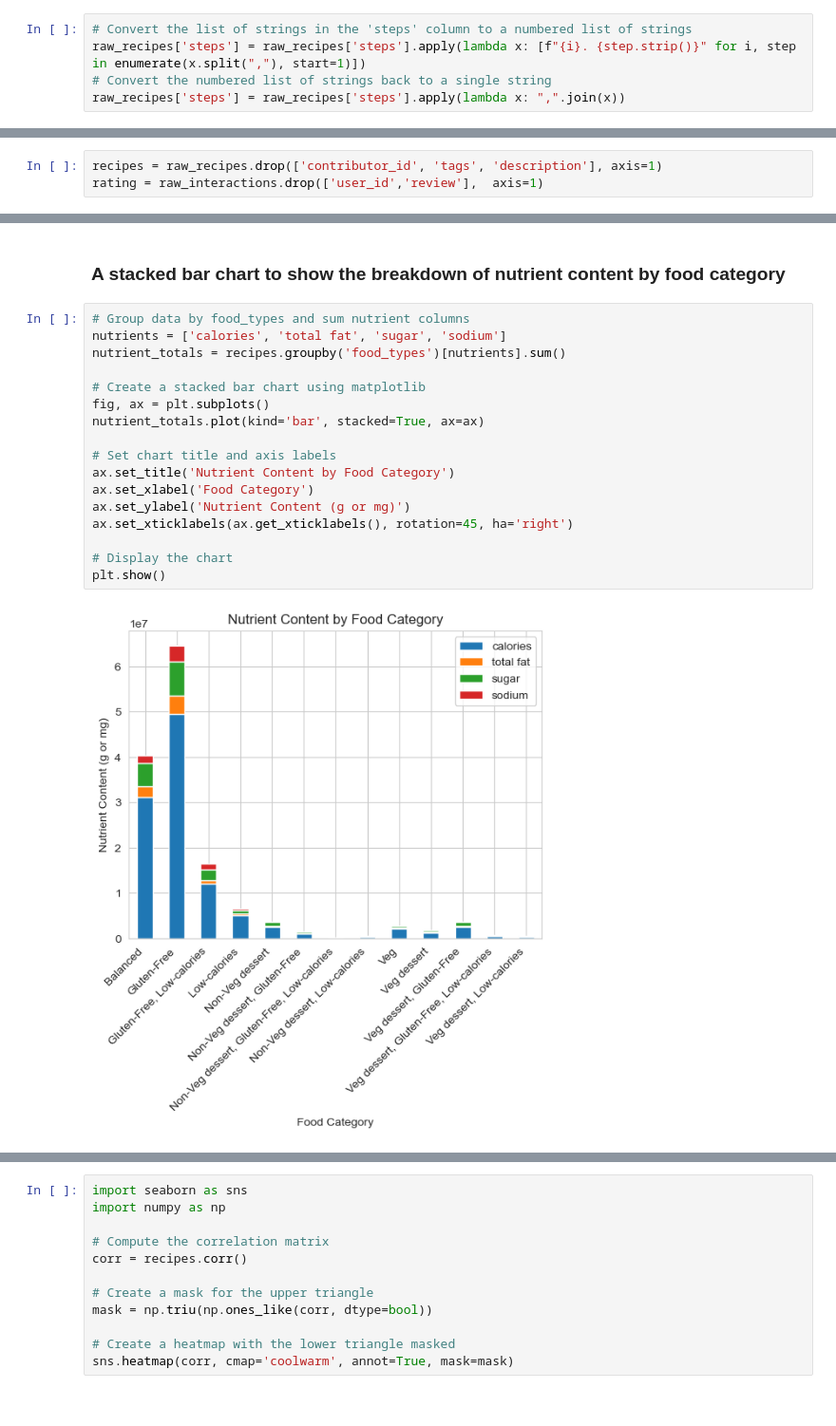
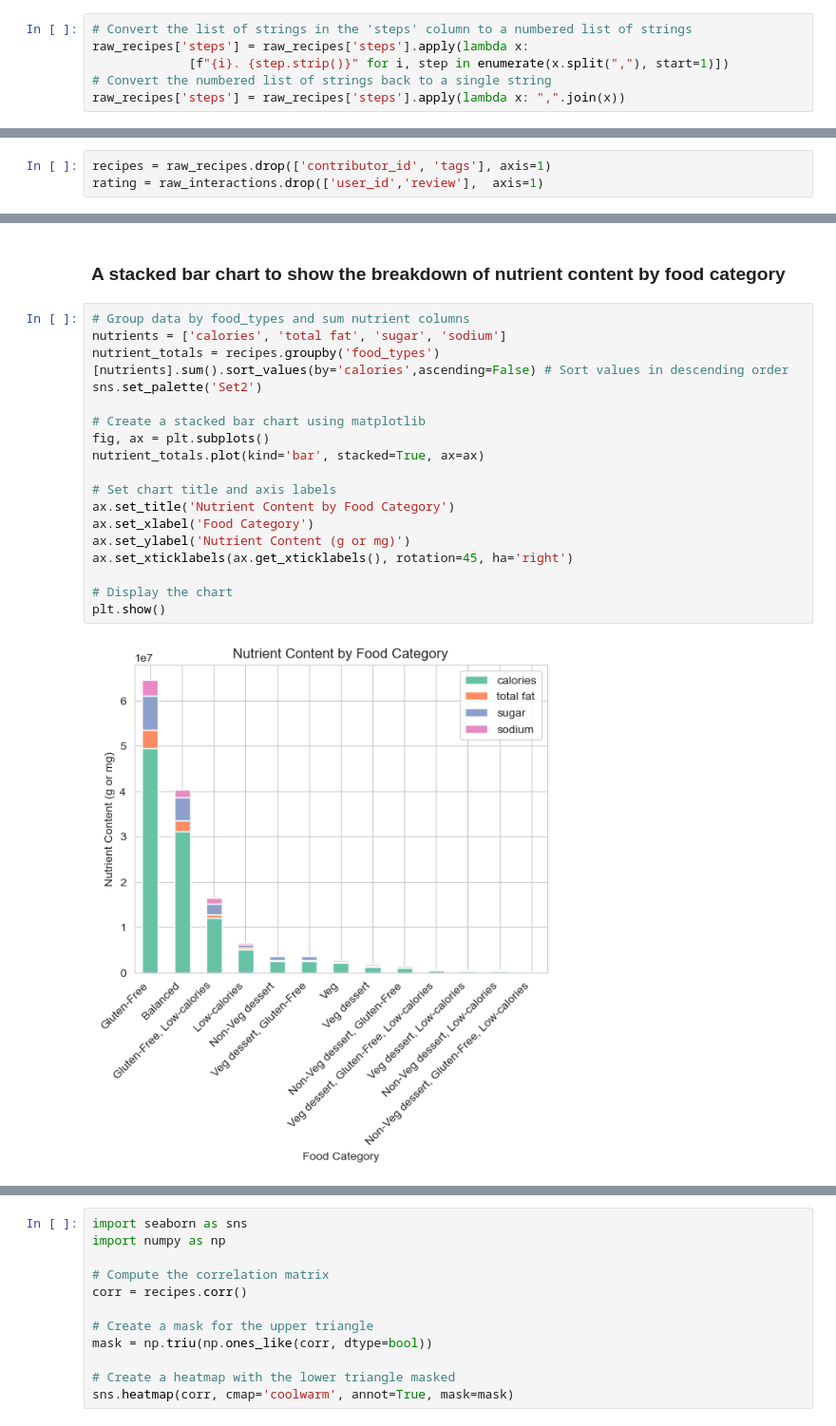
Before and after one commit to EljMorgan/ProjectFinal_8, a Jupyter notebook: data_cleaning_and_analysis.ipynb, the cells around one changed output, grey strips where cells are left out. Shown at 95% size. Drawn from its saved outputs; the diff is of its cells as text.

```diff
--- a/data_cleaning_and_analysis.ipynb
+++ b/data_cleaning_and_analysis.ipynb
@@ -91,7 +91,8 @@ unwanted_chars = "[]\"/\\'"
 raw_recipes['steps'] = raw_recipes['steps'].apply(lambda x: x.translate(str.maketrans('', '', unwanted_chars)))
 # %%
 # Convert the list of strings in the 'steps' column to a numbered list of strings
-raw_recipes['steps'] = raw_recipes['steps'].apply(lambda x: [f"{i}. {step.strip()}" for i, step in enumerate(x.split(","), start=1)])
+raw_recipes['steps'] = raw_recipes['steps'].apply(lambda x:
+             [f"{i}. {step.strip()}" for i, step in enumerate(x.split(","), start=1)])
 # Convert the numbered list of strings back to a single string
 raw_recipes['steps'] = raw_recipes['steps'].apply(lambda x: ",".join(x))
 # %%
@@ -123,7 +134,7 @@ Index(['name', 'id', 'minutes', 'contributor_id', 'submitted', 'tags',
       dtype='object')
 Index(['user_id', 'recipe_id', 'date', 'rating', 'review'], dtype='object')
 # %%
-recipes = raw_recipes.drop(['contributor_id', 'tags', 'description'], axis=1)
+recipes = raw_recipes.drop(['contributor_id', 'tags'], axis=1)
 rating = raw_interactions.drop(['user_id','review'],  axis=1)
 # %% [markdown]
 ### 6. Searching for high correlation and low variance
@@ -801,19 +839,20 @@ plt.show()
 # %%
 # Group data by food_types and sum nutrient columns
 nutrients = ['calories', 'total fat', 'sugar', 'sodium']
-nutrient_totals = recipes.groupby('food_types')[nutrients].sum()
+nutrient_totals = recipes.groupby('food_types')[nutrients].sum().sort_values(by='calories',ascending=False) # Sort values in descending order
+sns.set_palette('Set2')
 
 # Create a stacked bar chart using matplotlib
 fig, ax = plt.subplots()
 nutrient_totals.plot(kind='bar', stacked=True, ax=ax)
 
 # Set chart title and axis labels
 ax.set_title('Nutrient Content by Food Category')
 ax.set_xlabel('Food Category')
 ax.set_ylabel('Nutrient Content (g or mg)')
 ax.set_xticklabels(ax.get_xticklabels(), rotation=45, ha='right')
 
 # Display the chart
 plt.show()
 # %% [output]
-[figure, old version]
+[figure, new version]
```
Also changed, not shown: parts of 12 cells of this notebook, 3 other files.
